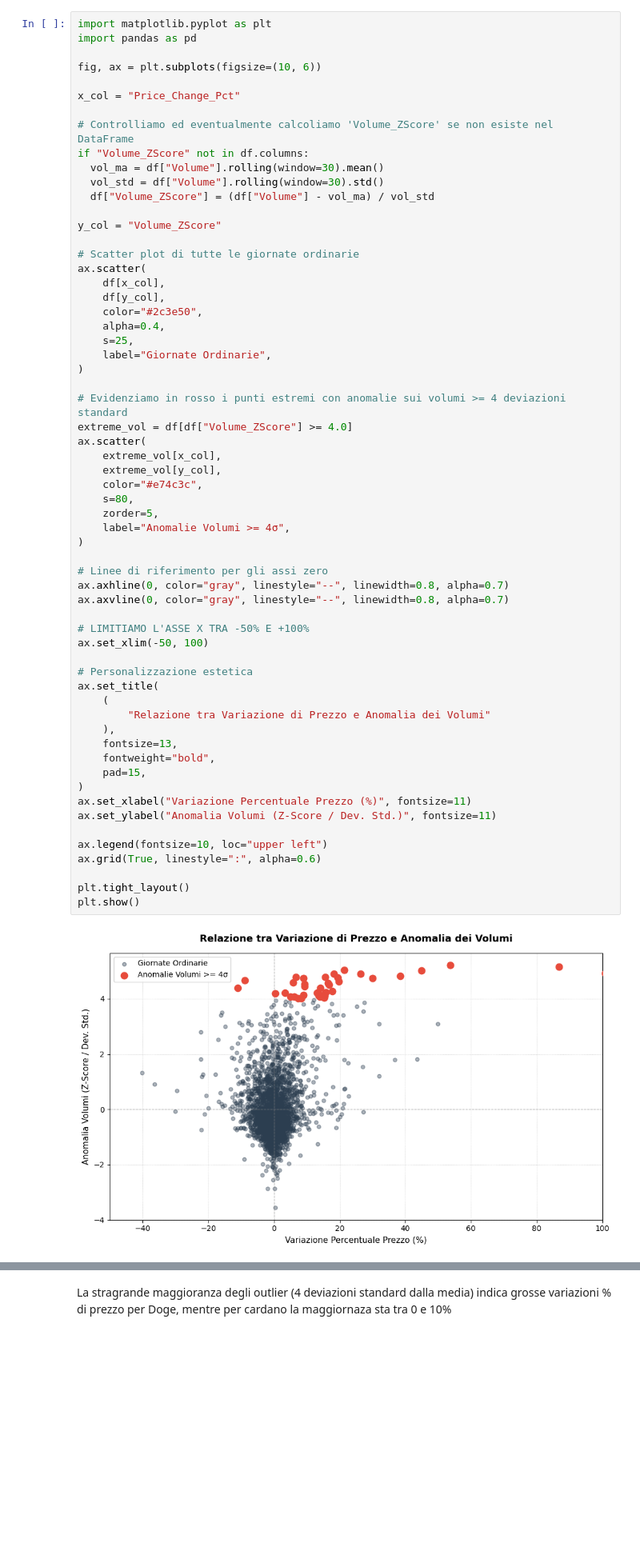
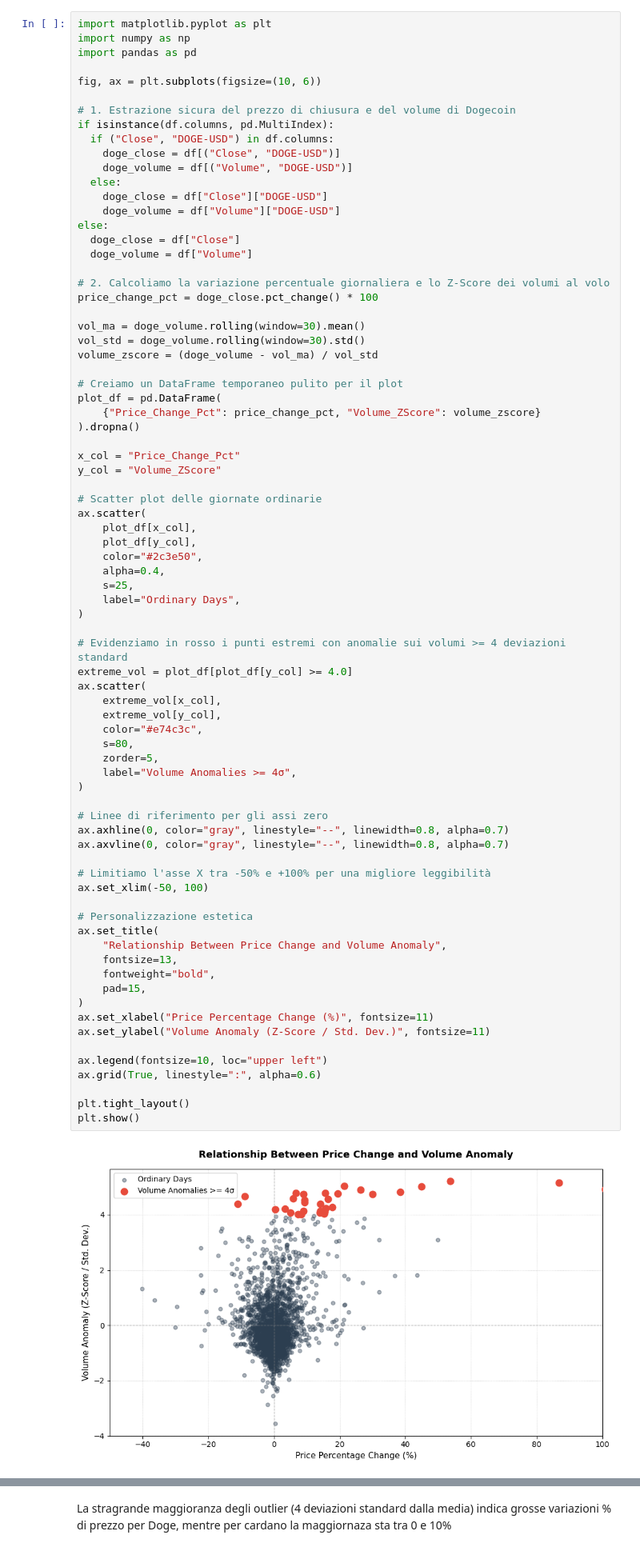
Before and after one commit to ChristianChimi/BLOCKHAIN-ANALYSIS, a Jupyter notebook: Pump_and_dump_DOGE.ipynb, the cells around one changed output, grey strips where cells are left out. Shown at 80% size. Drawn from its saved outputs; the diff is of its cells as text; blank space fills up the shorter version.

```diff
--- a/Pump_and_dump_DOGE.ipynb
+++ b/Pump_and_dump_DOGE.ipynb
@@ -597,64 +599,80 @@ Giorni di potenziale 'Pump' su Dogecoin a Dicembre 2020: 1
 # %%
 import matplotlib.pyplot as plt
+import numpy as np
 import pandas as pd
 
 fig, ax = plt.subplots(figsize=(10, 6))
 
+# 1. Estrazione sicura del prezzo di chiusura e del volume di Dogecoin
+if isinstance(df.columns, pd.MultiIndex):
+  if ("Close", "DOGE-USD") in df.columns:
+    doge_close = df[("Close", "DOGE-USD")]
+    doge_volume = df[("Volume", "DOGE-USD")]
+  else:
+    doge_close = df["Close"]["DOGE-USD"]
+    doge_volume = df["Volume"]["DOGE-USD"]
+else:
+  doge_close = df["Close"]
+  doge_volume = df["Volume"]
+
+# 2. Calcoliamo la variazione percentuale giornaliera e lo Z-Score dei volumi al volo
+price_change_pct = doge_close.pct_change() * 100
+
+vol_ma = doge_volume.rolling(window=30).mean()
+vol_std = doge_volume.rolling(window=30).std()
+volume_zscore = (doge_volume - vol_ma) / vol_std
+
+# Creiamo un DataFrame temporaneo pulito per il plot
+plot_df = pd.DataFrame(
+    {"Price_Change_Pct": price_change_pct, "Volume_ZScore": volume_zscore}
+).dropna()
+
 x_col = "Price_Change_Pct"
-
-# Controlliamo ed eventualmente calcoliamo 'Volume_ZScore' se non esiste nel DataFrame
-if "Volume_ZScore" not in df.columns:
-  vol_ma = df["Volume"].rolling(window=30).mean()
-  vol_std = df["Volume"].rolling(window=30).std()
-  df["Volume_ZScore"] = (df["Volume"] - vol_ma) / vol_std
-
 y_col = "Volume_ZScore"
 
-# Scatter plot di tutte le giornate ordinarie
+# Scatter plot delle giornate ordinarie
 ax.scatter(
-    df[x_col],
-    df[y_col],
+    plot_df[x_col],
+    plot_df[y_col],
     color="#2c3e50",
     alpha=0.4,
     s=25,
-    label="Giornate Ordinarie",
+    label="Ordinary Days",
 )
 
 # Evidenziamo in rosso i punti estremi con anomalie sui volumi >= 4 deviazioni standard
-extreme_vol = df[df["Volume_ZScore"] >= 4.0]
+extreme_vol = plot_df[plot_df[y_col] >= 4.0]
 ax.scatter(
     extreme_vol[x_col],
     extreme_vol[y_col],
     color="#e74c3c",
     s=80,
     zorder=5,
-    label="Anomalie Volumi >= 4σ",
+    label="Volume Anomalies >= 4σ",
 )
 
 # Linee di riferimento per gli assi zero
 ax.axhline(0, color="gray", linestyle="--", linewidth=0.8, alpha=0.7)
 ax.axvline(0, color="gray", linestyle="--", linewidth=0.8, alpha=0.7)
 
-# LIMITIAMO L'ASSE X TRA -50% E +100%
+# Limitiamo l'asse X tra -50% e +100% per una migliore leggibilità
 ax.set_xlim(-50, 100)
 
 # Personalizzazione estetica
 ax.set_title(
-    (
-        "Relazione tra Variazione di Prezzo e Anomalia dei Volumi"
-    ),
+    "Relationship Between Price Change and Volume Anomaly",
     fontsize=13,
     fontweight="bold",
     pad=15,
 )
-ax.set_xlabel("Variazione Percentuale Prezzo (%)", fontsize=11)
-ax.set_ylabel("Anomalia Volumi (Z-Score / Dev. Std.)", fontsize=11)
+ax.set_xlabel("Price Percentage Change (%)", fontsize=11)
+ax.set_ylabel("Volume Anomaly (Z-Score / Std. Dev.)", fontsize=11)
 
 ax.legend(fontsize=10, loc="upper left")
 ax.grid(True, linestyle=":", alpha=0.6)
 
 plt.tight_layout()
 plt.show()
 # %% [output]
-[figure, old version]
+[figure, new version]
 # %%
```
Also changed, not shown: parts of 4 cells of this notebook.
